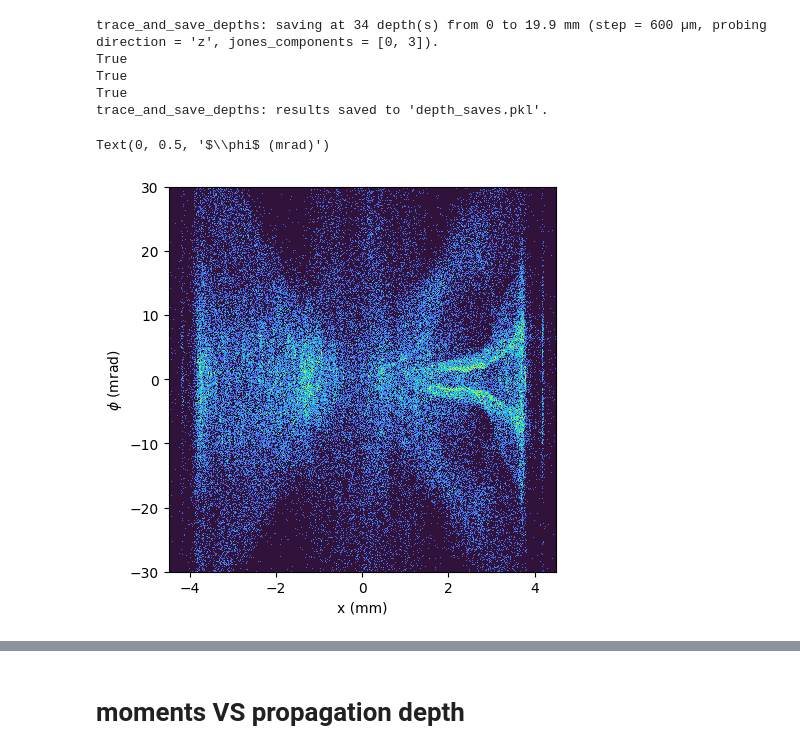
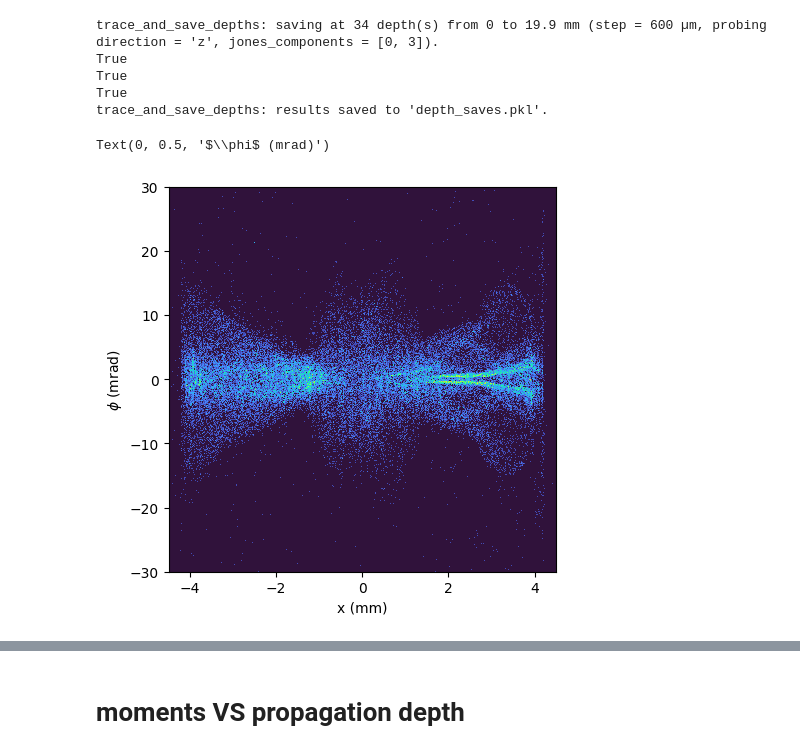
Before and after one commit to MAGPIE-ICL/SLOTH, a Jupyter notebook: examples/04.example_mesh_mesh_solve_at_depth.ipynb, the cells around one changed output, grey strips where cells are left out. Drawn from its saved outputs; the diff is of its cells as text; code cells hidden in the pictures.

```diff
--- a/examples/04.example_mesh_mesh_solve_at_depth.ipynb
+++ b/examples/04.example_mesh_mesh_solve_at_depth.ipynb
@@ -128,7 +128,7 @@ np.float64(0.01)
 [figure]
 # %%
 # define beam parameters
-lwl            =  1064e-9
+lwl            =  532e-9
 beam_size      =  [extent_x, extent_y]    # beam radius
 probing_extent =  extent_z
 ne_extent      =  probing_extent  # so the beam knows where to initialise initial positions
@@ -194,6 +194,8 @@ def ccd_cutoff_1d(phi, *, phi_max=None, phi_min=None):
         mask &= (phi <= phi_max)
     return mask
 # --------------------------
+
+i = -1
 
 x_mm = np.asarray(result["jvec"][i][0], dtype=float) * 1e3
 phi_mrad = np.asarray(result["jvec"][i][1], dtype=float) * 1e3
@@ -213,34 +215,34 @@ if lens_cutoff:
     phi_rad = phi_mrad * 1e-3
     mask_lens, _ = lens_cutoff_1d(x_mm, phi_rad, L=400, R=25)
     x_mm = x_mm[mask_lens]
     phi_mrad = phi_mrad[mask_lens]
 
 if ccd_cutoff:
     mask_ccd = ccd_cutoff_1d(phi_mrad, phi_max=35.0)
     phi_mrad = phi_mrad[mask_ccd]
     x_mm = x_mm[mask_ccd]
 
 # -------------------------------
 
 nbins_x=3448
 nbins_y=2574
 
 fig, ax1 = plt.subplots(1,1, figsize = (5,5))
 
 _,_,_,img1 = ax1.hist2d(x_mm, phi_mrad, bins=(nbins_x, nbins_y), cmap ="turbo", norm=mcolors.PowerNorm(0.8));
 
 ax1.set_xlim(-4.5, 4.5)
 ax1.set_xticks([-4, -2, 0, 2, 4])
 ax1.set_aspect('auto')
 
 ax1.set_xlabel(r"x (mm)")
 ax1.set_ylim(-30,30)
 ax1.set_yticks([-30, -20,-10,0,10,20,30])
 ax1.grid(False)
 ax1.set_ylabel(r"$\phi$ (mrad)")
 # %% [output]
 Text(0, 0.5, '$\\phi$ (mrad)')
-[figure, old version]
+[figure, new version]
 # %%
 import pandas as pd
 
```
Also changed, not shown: parts of 4 cells of this notebook.
